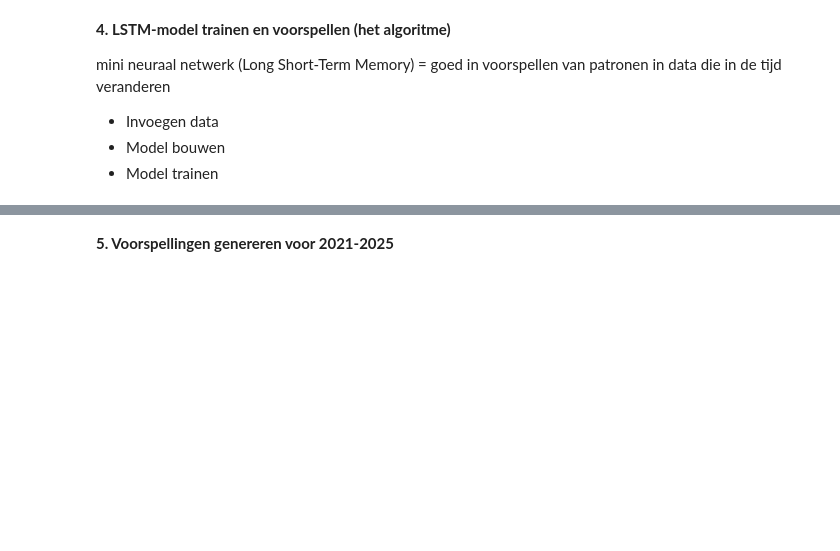
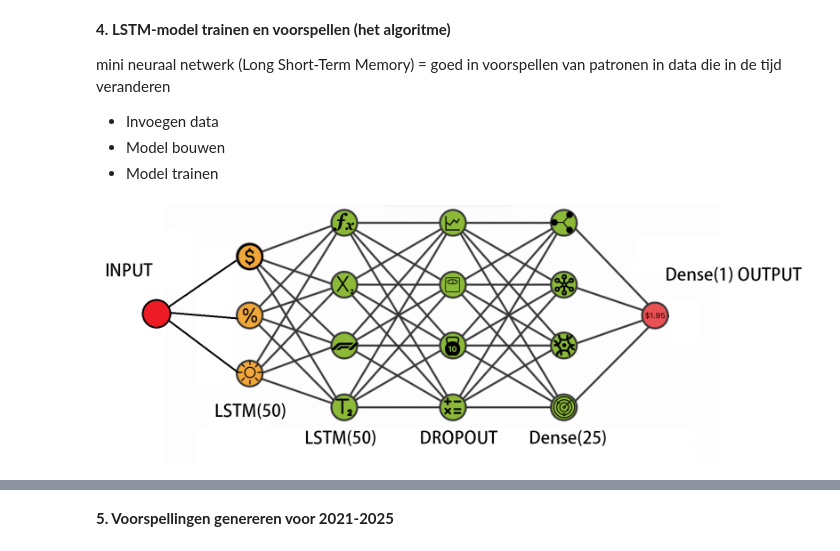
Before and after one commit to Hypocry/ML1.01, a Jupyter notebook: compare_gas-fuel.ipynb, the cells around one changed output, grey strips where cells are left out. Drawn from its saved outputs; the diff is of its cells as text; code cells hidden in the pictures; blank space fills up the shorter version.

```diff
--- a/compare_gas-fuel.ipynb
+++ b/compare_gas-fuel.ipynb
@@ -91,3 +95,8 @@ mini neuraal netwerk (Long Short-Term Memory) = goed in voorspellen van patronen
+# %%
+image_path = "../pictures/netwerk1.png"
+display(Image(filename=image_path))
+# %% [output]
+[figure, added]
 # %%
 window_size = 730 # aantal dagen dat het model data gaat gebruiken= tijdstappen
 
```
Also changed, not shown: parts of 9 cells of this notebook, 1 other file.
